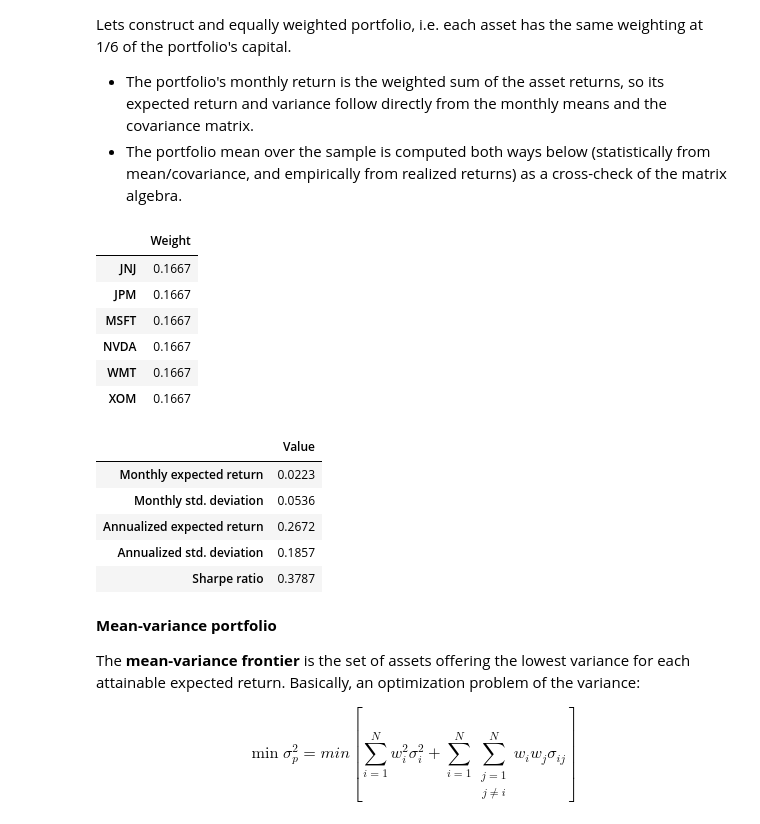
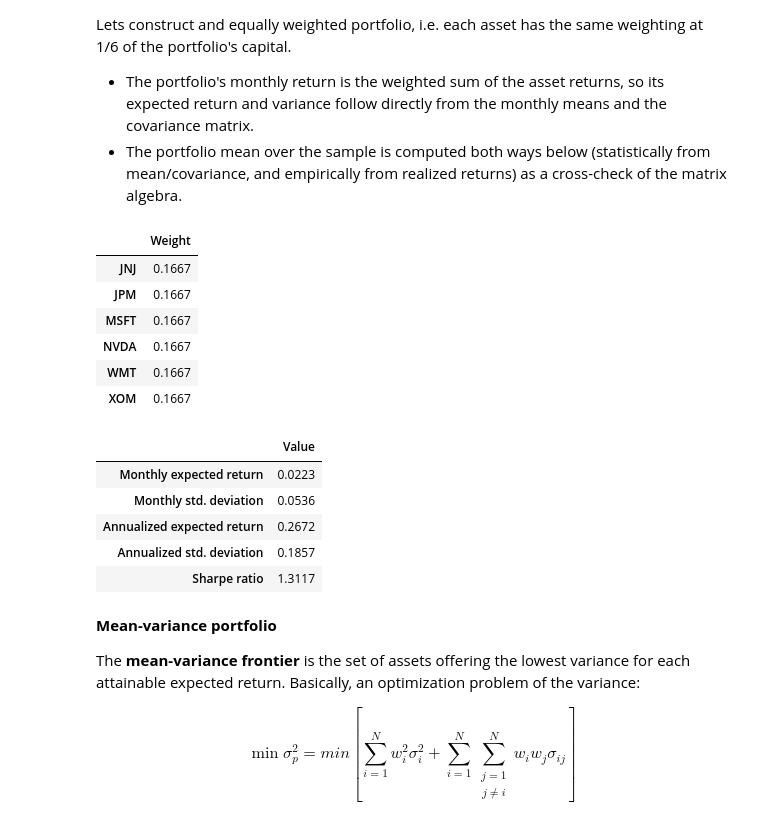
Before and after one commit to RyanDyson/portfolio-optimisation, a Jupyter notebook: solution-arithmetic.ipynb, the cells around one changed output. Saved outputs shown, nothing was run; the diff lists cells and outputs as text; code cells hidden in the pictures.

```diff
--- a/solution.ipynb
+++ b/solution-arithmetic.ipynb
@@ -146,35 +146,35 @@ def portfolio_std(w):
 
 def portfolio_stats(w, label=""):
   ret_m, sd_m = portfolio_return(w), portfolio_std(w)
   stats = {
     "Monthly expected return": ret_m,
     "Monthly std. deviation": sd_m,
     "Annualized expected return": ret_m * MONTHS_PER_YEAR,
     "Annualized std. deviation": sd_m * np.sqrt(MONTHS_PER_YEAR),
-    "Sharpe ratio": (ret_m - rf_mean_monthly) / sd_m,
+    "Sharpe ratio": (ret_m * MONTHS_PER_YEAR - rf_mean_monthly * MONTHS_PER_YEAR) / (sd_m * np.sqrt(MONTHS_PER_YEAR)),
   }
   return pd.Series(stats, name=label)
 
 w_ew = np.repeat(1 / n, n)
 ew_weights = pd.Series(w_ew, index=tickers, name="Weight")
 ew_stats = portfolio_stats(w_ew, label="Equal-weighted portfolio")
 
 display(ew_weights.round(4).to_frame("Weight"))
 display(ew_stats.round(4).to_frame("Value"))
 # %% [output]
 |  | Weight |
 | JNJ | 0.1667 |
 | JPM | 0.1667 |
 | MSFT | 0.1667 |
 | NVDA | 0.1667 |
 | WMT | 0.1667 |
 | XOM | 0.1667 |
 |  | Value |
 | Monthly expected return | 0.0223 |
 | Monthly std. deviation | 0.0536 |
 | Annualized expected return | 0.2672 |
 | Annualized std. deviation | 0.1857 |
-| Sharpe ratio | 0.3787 |
+| Sharpe ratio | 1.3117 |
 # %% [markdown]
 **Mean-variance portfolio**
 
```
Also changed, not shown: parts of 7 cells of this notebook, 8 other files.
